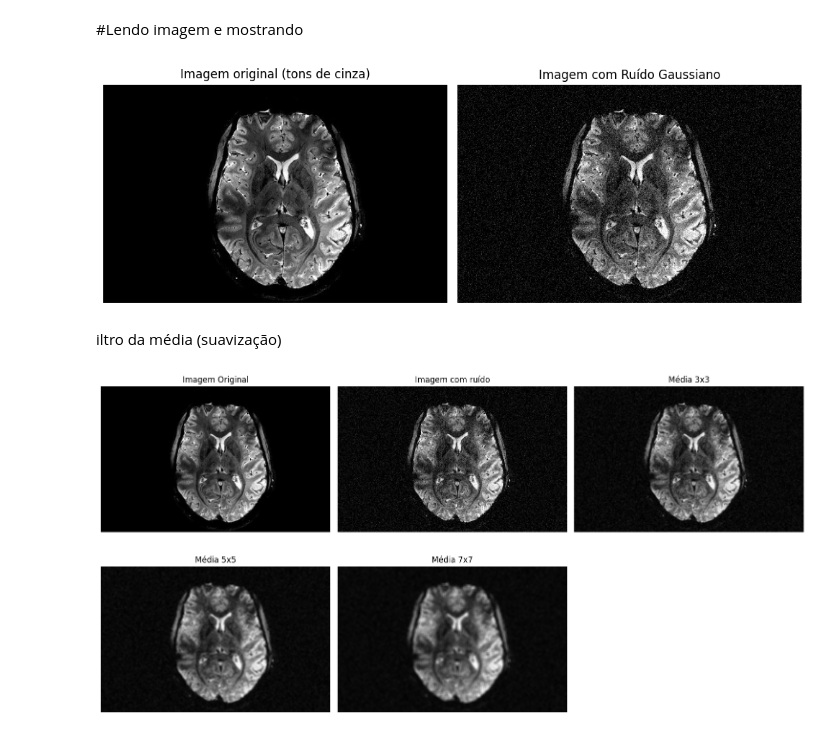
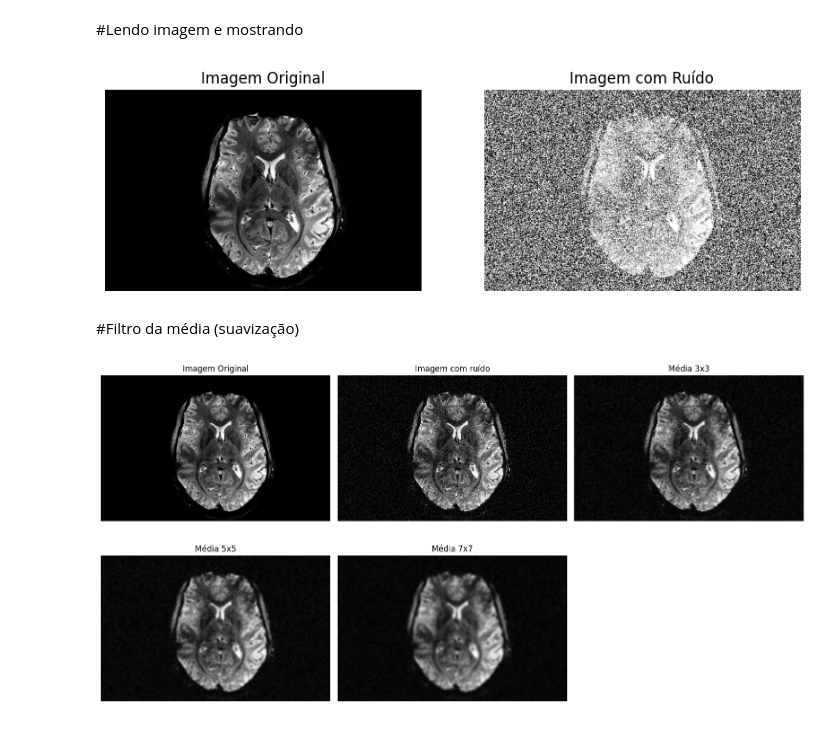
Before and after one commit to guilhermegreis/processamento-de-img, a Jupyter notebook: Cópia_de_Processamento_de_imagens_T1.ipynb, the cells around one changed output. Saved outputs shown, nothing was run; the diff lists cells and outputs as text; code cells hidden in the pictures.

```diff
--- a/Cópia_de_Processamento_de_imagens_T1.ipynb
+++ b/Cópia_de_Processamento_de_imagens_T1.ipynb
@@ -5,62 +5,51 @@
 # %%
 import numpy as np
 from matplotlib import pyplot as plt
-from PIL import Image
+import cv2
+from google.colab.patches import cv2_imshow  # Usando a função adequada para o Colab
 
 def load_img(path):
-  try:
-    img_rgb = Image.open(path).convert('RGB')
-    img_np = np.array(img_rgb)
-    height, width, _ = img_np.shape
-    gray = np.zeros((height, width), dtype=np.uint8)
-    for i in range(height):
-      for j in range(width):
-        r, g, b = img_np[i, j]
-        gray[i, j] = int(0.299 * r + 0.587 * g + 0.114 * b)
+    img = cv2.imread(path)
+    if img is None:
+        print("Imagem não encontrada")
+        return None
+    # Converter para escala de cinza manualmente
+    gray = np.dot(img[..., :3], [0.2989, 0.5870, 0.1140])
     return gray
-  except FileNotFoundError:
-    print("Imagem não encontrada")
-    return None
 
 def add_gaussian_noise(img, mean=0, std_dev=25):
-  height, width = img.shape
-  noise = np.zeros((height, width), dtype=np.float32)
-  for i in range(height):
-    for j in range(width):
-      #gerar ruído gaussiano com média e desvio padrão
-      noise_value = np.random.normal(mean, std_dev)
-      noise[i, j] = img[i, j] + noise_value
-  #garantir que os valores estejam entre 0 e 255
-  noisy_img = np.clip(noise, 0, 255).astype(np.uint8)
-  return noisy_img
+    noise = np.random.normal(mean, std_dev, img.shape).astype(np.uint8)
+    noisy_img = np.clip(img + noise, 0, 255)
+    return noisy_img
 
-#caminho e carregamento da imagem
-img_path = 'Cerebro-RaioX.png'
-img = load_img(img_path)
+# Carregar imagem
+img_path = '/content/Cerebro-RaioX.png'  # Substitua pelo caminho da imagem
+gray = load_img(img_path)
 
-if img is not None:
-  #aplicar ruído
-  noisy_img = add_gaussian_noise(img)
+if gray is not None:
+    # Adicionar ruído gaussiano
+    noisy_gray = add_gaussian_noise(gray, mean=0, std_dev=25)
 
-  #exibir imagens
-  plt.figure(figsize=(10, 4))
+    # Exibir as duas imagens (original e com ruído) lado a lado
+    plt.figure(figsize=(10, 5))
 
-  plt.subplot(1, 2, 1)
-  plt.imshow(img, cmap='gray')
-  plt.title("Imagem original (tons de cinza)")
-  plt.axis('off')
+    # Imagem original
+    plt.subplot(1, 2, 1)
+    plt.imshow(gray, cmap='gray')
+    plt.title('Imagem Original')
+    plt.axis('off')
 
-  plt.subplot(1, 2, 2)
-  plt.imshow(noisy_img, cmap='gray')
-  plt.title("Imagem com Ruído Gaussiano")
-  plt.axis('off')
+    # Imagem com ruído
+    plt.subplot(1, 2, 2)
+    plt.imshow(noisy_gray, cmap='gray')
+    plt.title('Imagem com Ruído')
+    plt.axis('off')
 
-  plt.tight_layout()
-  plt.show()
+    plt.show()
 # %% [output]
-[figure, old version]
+[figure, new version]
 # %% [markdown]
-iltro da média (suavização)
+#Filtro da média (suavização)
 # %%
 #criação kernel da média
 def create_mean_kernel(size):
```
Also changed, not shown: parts of 15 cells of this notebook.
